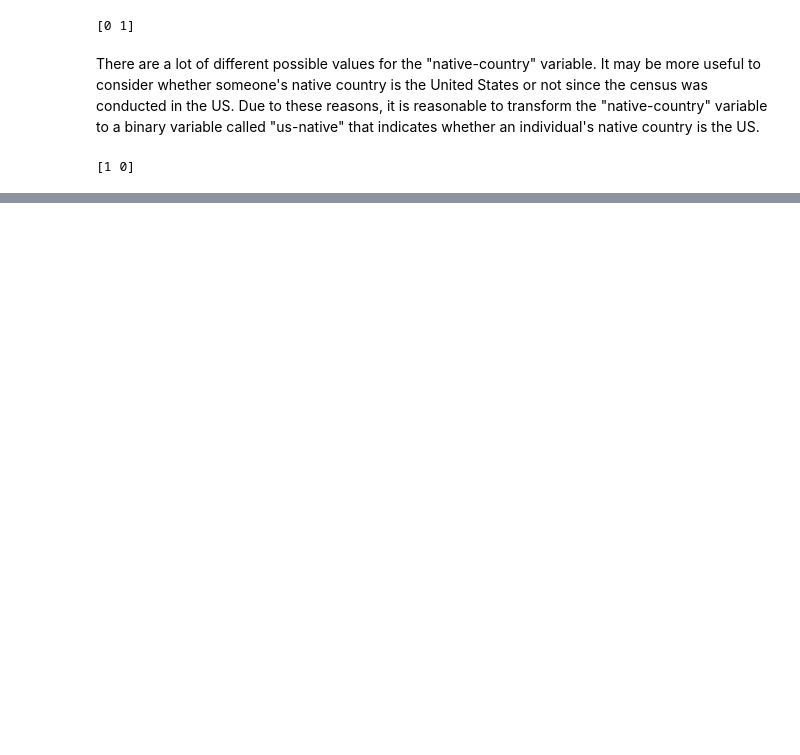
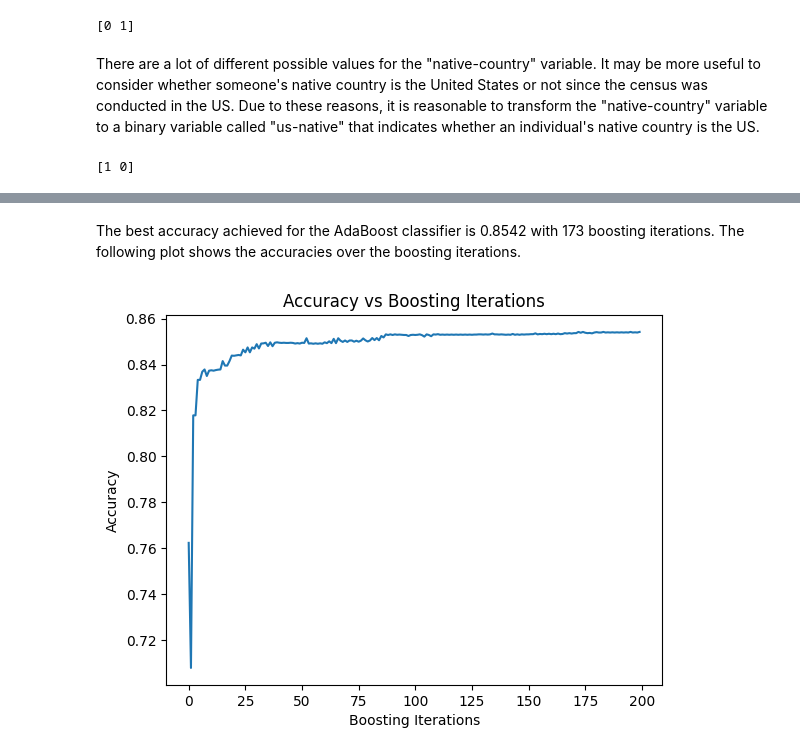
Before and after one commit to niranjsasikumar/Income-Analysis, a Jupyter notebook: income_analysis.ipynb, the cells around one changed output, grey strips where cells are left out. Drawn from its saved outputs; the diff is of its cells as text; code cells hidden in the pictures; blank space fills up the shorter version.

```diff
--- a/income_analysis.ipynb
+++ b/income_analysis.ipynb
@@ -245,0 +420,9 @@ To conclude, from the exploratory data analysis, outliers were found for the "ca
+# %%
+from sklearn.ensemble import AdaBoostClassifier
+
+abc = AdaBoostClassifier(n_estimators=200, algorithm='SAMME', random_state=1234)
+abc = abc.fit(X_train.values, y_train.values)
+# %%
+abc_acc = [acc for acc in abc.staged_score(X_test.values, y_test.values)]
+print('Best accuracy', np.max(abc_acc))
+print('Best number of estimators', np.argmax(abc_acc) + 1)
@@ -245,0 +470,10 @@ To conclude, from the exploratory data analysis, outliers were found for the "ca
+# %% [markdown]
+The best accuracy achieved for the AdaBoost classifier is 0.8542 with 173 boosting iterations. The following plot shows the accuracies over the boosting iterations.
+# %%
+plt.plot(abc_acc)
+plt.xlabel('Boosting Iterations')
+plt.ylabel('Accuracy')
+plt.title('Accuracy vs Boosting Iterations')
+plt.show()
+# %% [output]
+[figure, added]
```
Also changed, not shown: parts of 64 cells of this notebook, 2 other files.
